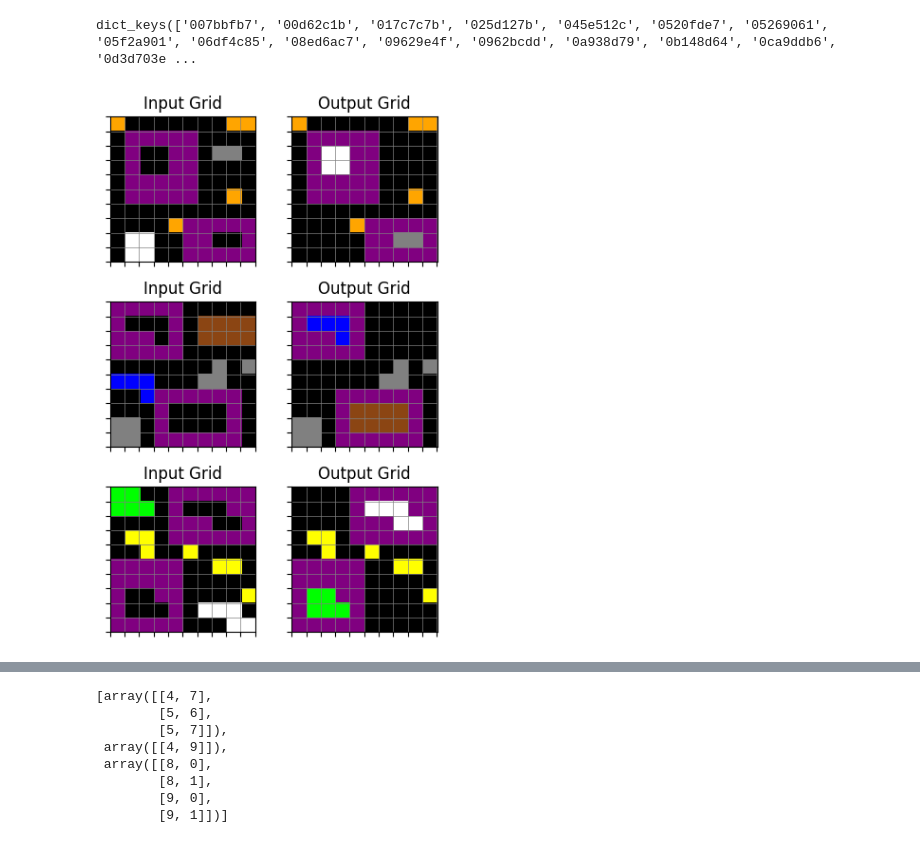
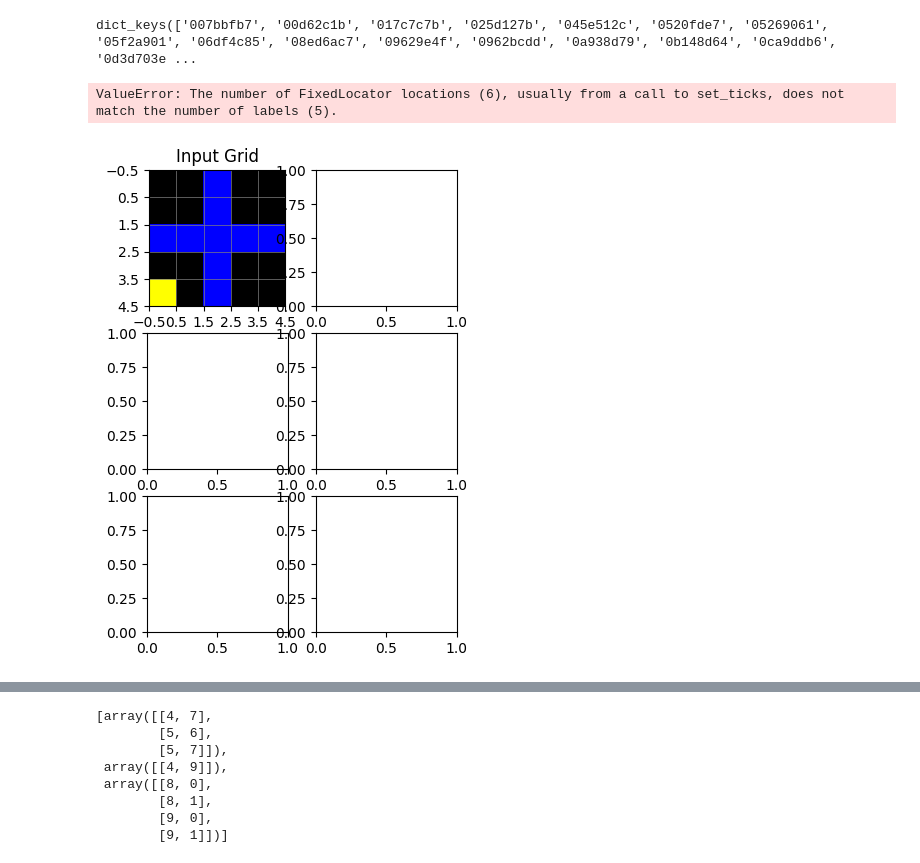
Before and after one commit to christianjensen2903/ARC-Challenge, a Jupyter notebook: preprocessing.ipynb, the cells around one changed output, grey strips where cells are left out. Cells and saved outputs as stored; diff of their text form; code cells hidden in the pictures.

Commit message:
✨ Render grid

```diff
--- a/preprocessing.ipynb
+++ b/preprocessing.ipynb
@@ -15,64 +15,76 @@ dict_keys(['007bbfb7', '00d62c1b', '017c7c7b', '025d127b', '045e512c', '0520fde7
 # %%
 rgb_lookup = {
     0: (0, 0, 0),  # Nothing (empty space)
-    1: (255, 0, 0),  # Red (🔴)
-    2: (0, 255, 0),  # Green (🟢)
-    3: (0, 0, 255),  # Blue (🔵)
-    4: (255, 255, 0),  # Yellow (🟡)
-    5: (128, 0, 128),  # Purple (🟣)
+    1: (205, 23, 24),  # Red (🔴)
+    2: (10,177,1),  # Green (🟢)
+    3: (0,89,209),  # Blue (🔵)
+    4: (255, 217, 0),  # Yellow (🟡)
+    5: (170, 38, 255),  # Purple (🟣)
     6: (128, 128, 128),  # Grey (⚫️)
-    7: (255, 165, 0),  # Orange (🟠)
-    8: (255, 255, 255),  # White (⚪️)
-    9: (139, 69, 19),  # Brown (🟤)
+    7: (230, 132, 0),  # Orange (🟠)
+    8: (217, 217, 217),  # White (⚪️)
+    9: (122, 71, 34),  # Brown (🟤)
 }
 
 def replace_with_colors(grid: np.ndarray) -> np.ndarray:
     return np.array([[rgb_lookup[value] for value in row] for row in grid])
 # %%
+import numpy as np
 from matplotlib import pyplot as plt
 
-example_id = "228f6490"
+# Function to replace grid values with colors (assuming it's already defined)
+def replace_with_colors(grid):
+    # Example function to replace grid values with colors, you can modify as needed
+    color_map = {0: [255, 255, 255], 1: [255, 0, 0], 2: [0, 255, 0], 3: [0, 0, 255], 4: [255, 255, 0]}  # example color map
+    return np.array([[color_map.get(value, [0, 0, 0]) for value in row] for row in grid])
 
-# Function to visualize grid with color scheme
-def visualize_grids_with_colors(grids: list[dict[str, list[list[int]]]]):
+# Function to visualize grid with color scheme and chessboard notation
+def visualize_grids_with_colors_and_labels(grids: list[dict[str, list[list[int]]]]):
     n_grids = len(grids)
     fig, axes = plt.subplots(n_grids, 2, figsize=(4, n_grids * 2))
 
     if n_grids == 1:
         axes = [axes]
 
     for i, grid in enumerate(grids):
         input_grid = np.array(grid['input'])
         output_grid = np.array(grid['output'])
 
         # Replace input and output grids with color values
         input_grid_colored = replace_with_colors(input_grid)
         output_grid_colored = replace_with_colors(output_grid)
 
-        # Plot input grid
+        # Define the labels for chessboard notation
+        columns_labels = list("ABCDEFGHIJKLMNOPQRSTUVWXYZ")[:input_grid.shape[1]]  # For columns
+        row_labels = [str(i + 1) for i in range(input_grid.shape[0])]  # For rows
+
+        # Plot input grid with chessboard notation
         axes[i][0].imshow(input_grid_colored, interpolation='nearest')
         axes[i][0].set_title('Input Grid')
         axes[i][0].axis('on')
         axes[i][0].grid(True, which='both', color='gray', linestyle='-', linewidth=0.5)
-        axes[i][0].set_xticks(np.arange(-0.55, input_grid.shape[1], 1))
+        axes[i][0].set_xticks(np.arange(-0.5, input_grid.shape[1], 1))
         axes[i][0].set_yticks(np.arange(-0.5, input_grid.shape[0], 1))
-        axes[i][0].set_xticklabels([])
-        axes[i][0].set_yticklabels([])
+        axes[i][0].set_xticklabels(columns_labels)
+        axes[i][0].set_yticklabels(row_labels)
 
-        # Plot output grid
+        # Plot output grid with chessboard notation
         axes[i][1].imshow(output_grid_colored, interpolation='nearest')
         axes[i][1].set_title('Output Grid')
         axes[i][1].axis('on')
         axes[i][1].grid(True, which='both', color='gray', linestyle='-', linewidth=0.5)
-        axes[i][1].set_xticks(np.arange(-0.55, output_grid.shape[1], 1))
+        axes[i][1].set_xticks(np.arange(-0.5, output_grid.shape[1], 1))
         axes[i][1].set_yticks(np.arange(-0.5, output_grid.shape[0], 1))
-        axes[i][1].set_xticklabels([])
-        axes[i][1].set_yticklabels([])
+        axes[i][1].set_xticklabels(columns_labels)
+        axes[i][1].set_yticklabels(row_labels)
 
     plt.tight_layout()
     plt.show()
 
+example_id = "2dc579da"
+
 # Example usage with colored grids
-visualize_grids_with_colors(challenges[example_id]['train'])
+visualize_grids_with_colors_and_labels(challenges[example_id]['train'])
 # %% [output]
+ValueError: The number of FixedLocator locations (6), usually from a call to set_ticks, does not match the number of labels (5).
-[figure, old version]
+[figure, new version]
```
Also changed, not shown: parts of 2 cells of this notebook, 3 other files.
